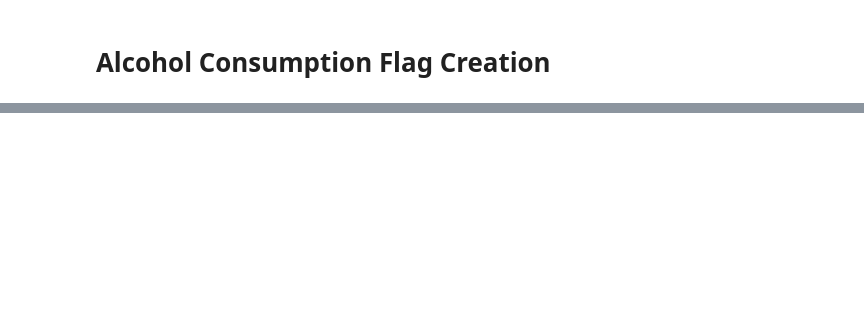
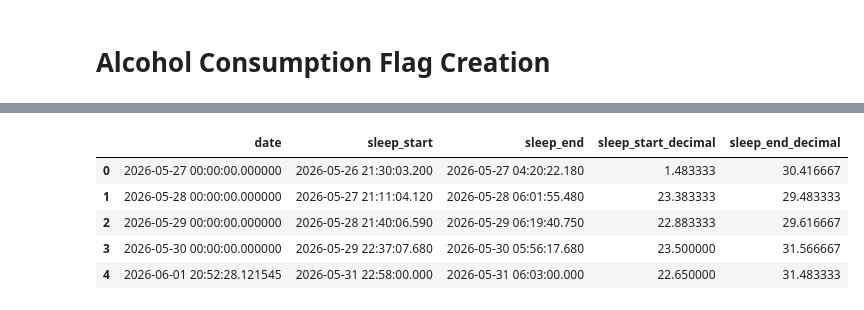
Before and after one commit to JordanPickles/whoop-recovery-predictor, a Jupyter notebook: notebooks/02_feature_engineering.ipynb, the cells around one changed output, grey strips where cells are left out. Drawn from its saved outputs; the diff is of its cells as text; code cells hidden in the pictures; blank space fills up the shorter version.

```diff
--- a/notebooks/02_feature_engineering.ipynb
+++ b/notebooks/02_feature_engineering.ipynb
@@ -376,0 +403,35 @@ df_wrangled['alcohol_consumed_flag'] = ((df_wrangled['recovery_score'] < 34) & (
+# %%
+df_sleep_consistency_window = df_features.copy()
+df_sleep_consistency_window = df_sleep_consistency_window[['date', 'sleep_start', 'sleep_end']]
+
+last_4_dates = df_sleep_consistency_window['date'].max() - pd.Timedelta(days=4)
+df_sleep_consistency_window_filter =  df_sleep_consistency_window[df_sleep_consistency_window['date'] > last_4_dates]
+
+planned_date = pd.Timestamp.today() + pd.Timedelta(days=1)
+sleep_start = pd.to_datetime(input("Planned sleep start time (HH:MM, e.g. 23:00): "))
+sleep_end  = pd.to_datetime(input("Planned wake time (HH:MM, e.g. 06:30): "))
+
+df_sleep_consistency_window_filter = pd.concat([df_sleep_consistency_window_filter, pd.DataFrame([{'date': planned_date, 'sleep_start': sleep_start, 'sleep_end': sleep_end}])], ignore_index=True)
+
+df_sleep_consistency_window_filter.head()
+df_sleep_consistency_window_filter['sleep_start_decimal'] =  (
+    pd.to_datetime(df_features['sleep_start']).dt.hour +
+    pd.to_datetime(df_features['sleep_start']).dt.minute / 60.0
+)
+
+df_sleep_consistency_window_filter['sleep_end_decimal'] =  (
+    pd.to_datetime(df_features['sleep_end']).dt.hour +
+    pd.to_datetime(df_features['sleep_end']).dt.minute / 60.0
+)
+
+
+df_sleep_consistency_window_filter['sleep_end_decimal'] = np.add(df_sleep_consistency_window_filter['sleep_end_decimal'], 24)
+
+df_sleep_consistency_window_filter.head()
+# %% [output]
+|  | date | sleep_start | sleep_end | sleep_start_decimal | sleep_end_decimal |
+| 0 | 2026-05-27 00:00:00.000000 | 2026-05-26 21:30:03.200 | 2026-05-27 04:20:22.180 | 1.483333 | 30.416667 |
+| 1 | 2026-05-28 00:00:00.000000 | 2026-05-27 21:11:04.120 | 2026-05-28 06:01:55.480 | 23.383333 | 29.483333 |
+| 2 | 2026-05-29 00:00:00.000000 | 2026-05-28 21:40:06.590 | 2026-05-29 06:19:40.750 | 22.883333 | 29.616667 |
+| 3 | 2026-05-30 00:00:00.000000 | 2026-05-29 22:37:07.680 | 2026-05-30 05:56:17.680 | 23.500000 | 31.566667 |
+| 4 | 2026-06-01 20:52:28.121545 | 2026-05-31 22:58:00.000 | 2026-05-31 06:03:00.000 | 22.650000 | 31.483333 |
```
Also changed, not shown: parts of 11 cells of this notebook, 1 other file.
